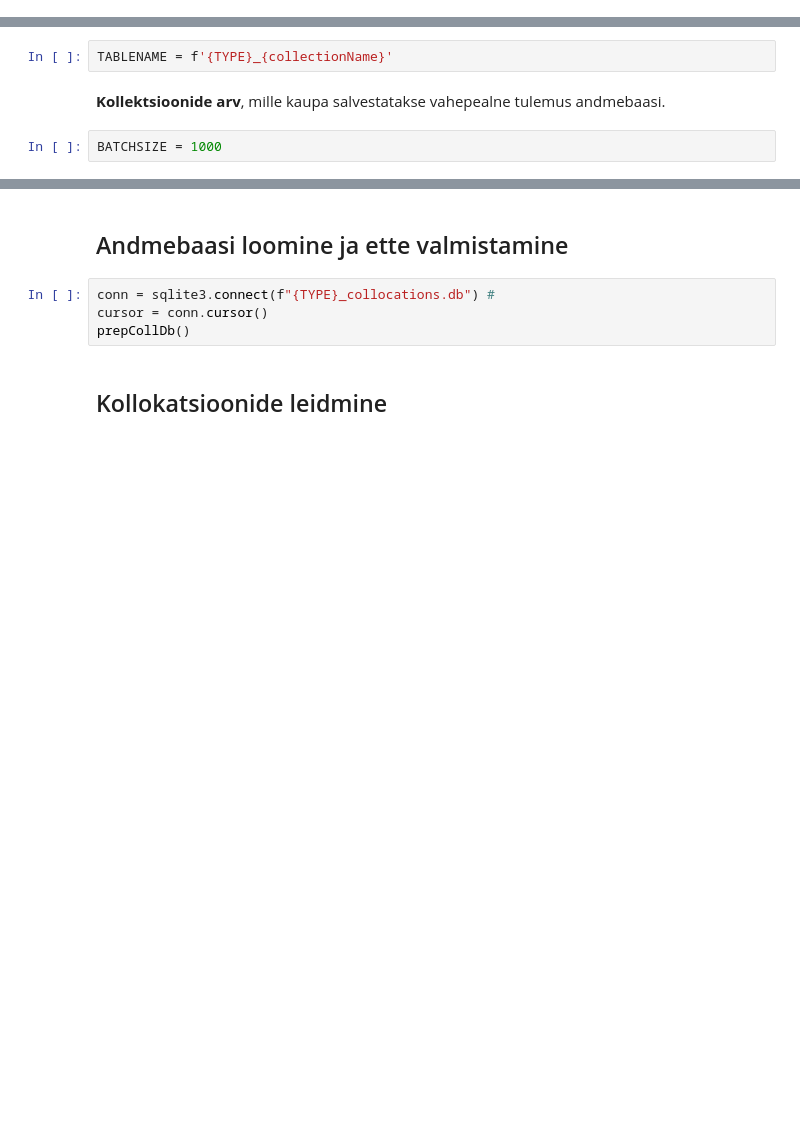
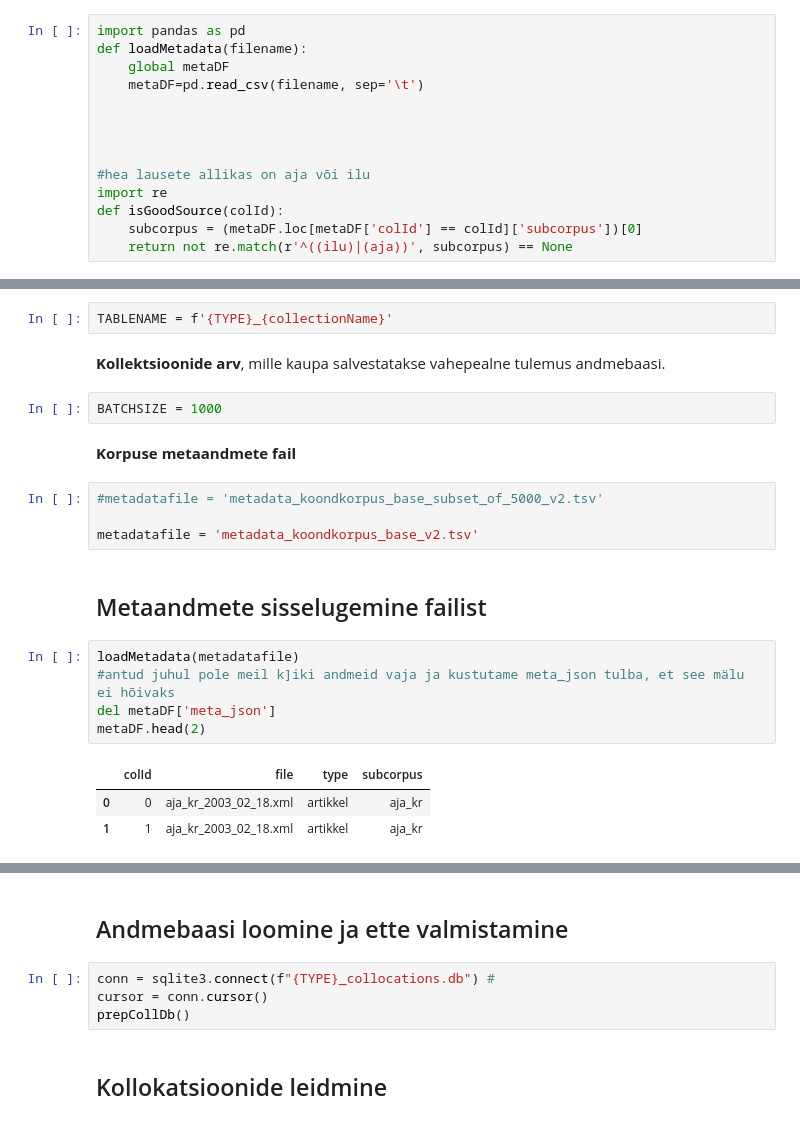
Before and after one commit to estnltk/estnltk-model-training, a Jupyter notebook: collocation_net/data_extraction/from_tsv/extract_deprel_verb_adverb.ipynb, the cells around one changed output, grey strips where cells are left out. Drawn from its saved outputs; the diff is of its cells as text; blank space fills up the shorter version.

```diff
--- a/collocation_net/data_extraction/from_tsv/extract_deprel_verb_adverb.ipynb
+++ b/collocation_net/data_extraction/from_tsv/extract_deprel_verb_adverb.ipynb
@@ -50,6 +52,20 @@ class graphFunctions:
 # %%
 def eprint(*args, **kwargs):
     print(*args, file=sys.stderr, **kwargs)
+# %%
+import pandas as pd
+def loadMetadata(filename):
+    global metaDF
+    metaDF=pd.read_csv(filename, sep='\t')
+
+
+
+
+#hea lausete allikas on aja või ilu
+import re
+def isGoodSource(colId):
+    subcorpus = (metaDF.loc[metaDF['colId'] == colId]['subcorpus'])[0]
+    return not re.match(r'^((ilu)|(aja))', subcorpus) == None
 # %% [markdown]
 ### Baasi  (sqlite3)  ettevalmistamine täitmiseks
 # %% [markdown]
@@ -204,3 +226,20 @@ TABLENAME = f'{TYPE}_{collectionName}'
 **Kollektsioonide arv**, mille kaupa salvestatakse vahepealne tulemus andmebaasi.
 # %%
 BATCHSIZE = 1000
+# %% [markdown]
+**Korpuse metaandmete fail**
+# %%
+#metadatafile = 'metadata_koondkorpus_base_subset_of_5000_v2.tsv'
+
+metadatafile = 'metadata_koondkorpus_base_v2.tsv'
+# %% [markdown]
+## Metaandmete sisselugemine failist
+# %%
+loadMetadata(metadatafile)
+#antud juhul pole meil k]iki andmeid vaja ja kustutame meta_json tulba, et see mälu ei hõivaks
+del metaDF['meta_json']
+metaDF.head(2)
+# %% [output]
+|  | colId | file | type | subcorpus |
+| 0 | 0 | aja_kr_2003_02_18.xml | artikkel | aja_kr |
+| 1 | 1 | aja_kr_2003_02_18.xml | artikkel | aja_kr |
```
Also changed, not shown: parts of 8 cells of this notebook.
